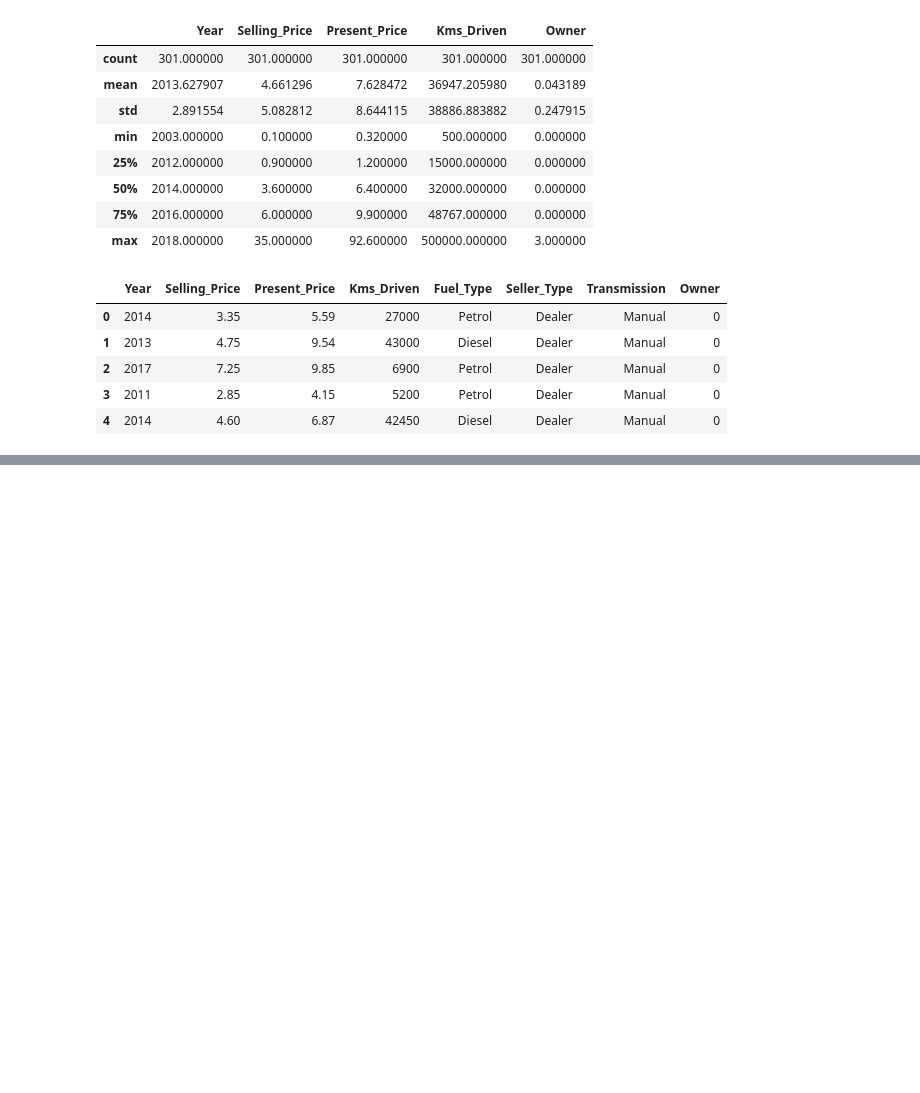
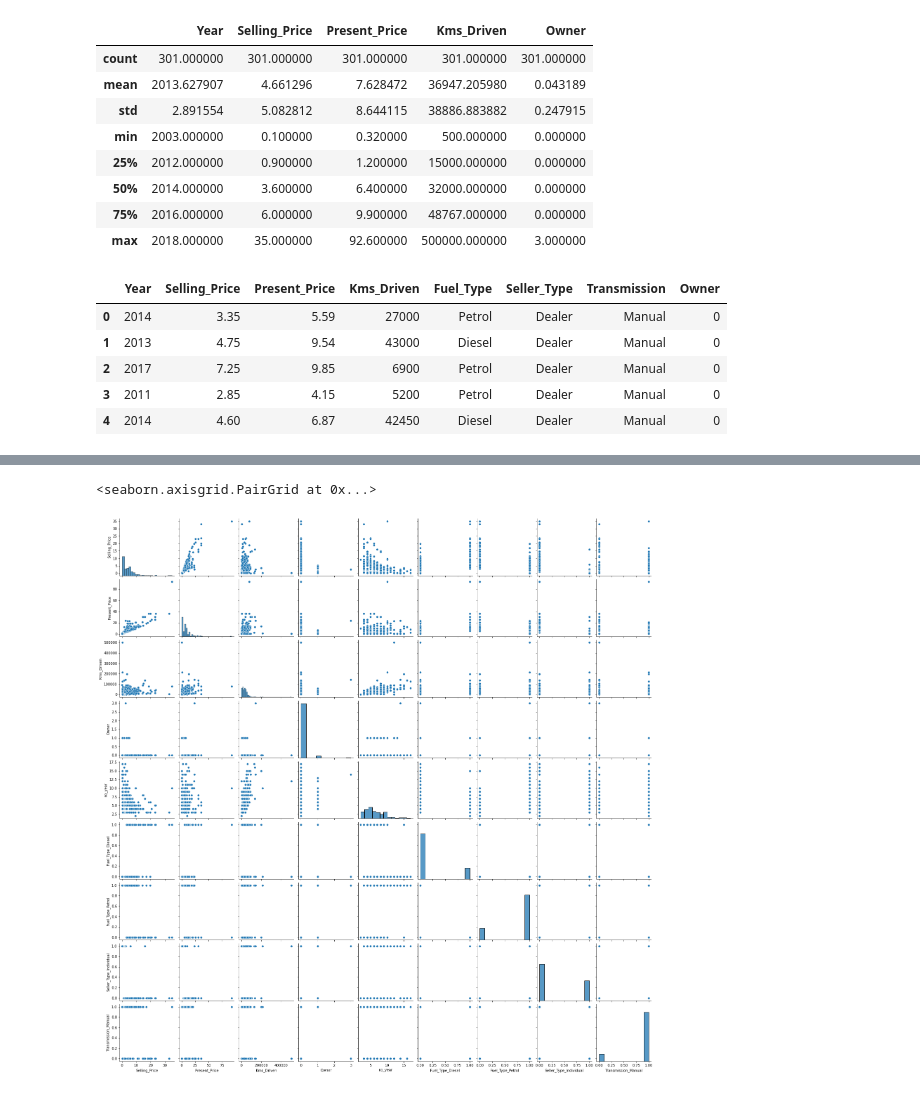
Before and after one commit to DoctorPruthuvi/python_repo, a Jupyter notebook: vehicle_dt/program.ipynb, the cells around one changed output, grey strips where cells are left out. Cells and saved outputs as stored; diff of their text form; code cells hidden in the pictures; blank space fills up the shorter version.

```diff
--- a/vehicle_dt/program.ipynb
+++ b/vehicle_dt/program.ipynb
@@ -67,0 +79,2 @@ final_dataset.head()
+# %%
+final_dataset['no_year']=final_dataset['Current Year']- final_dataset['Year']
@@ -67,0 +90,2 @@ final_dataset.head()
+# %%
+final_dataset.drop(['Year'],axis=1,inplace=True)
@@ -67,0 +101,3 @@ final_dataset.head()
+# %%
+final_dataset=pd.get_dummies(final_dataset,drop_first=True)
+final_dataset.head()
@@ -67,0 +111,3 @@ final_dataset.head()
+# %%
+final_dataset=final_dataset.drop(['Current Year'],axis=1)
+final_dataset.head()
@@ -67,0 +134,6 @@ final_dataset.head()
+# %%
+import seaborn as sns
+sns.pairplot(final_dataset)
+# %% [output]
+<seaborn.axisgrid.PairGrid at 0x...>
+[figure, added]
```
Also changed, not shown: parts of 15 cells of this notebook, 1 other file.
